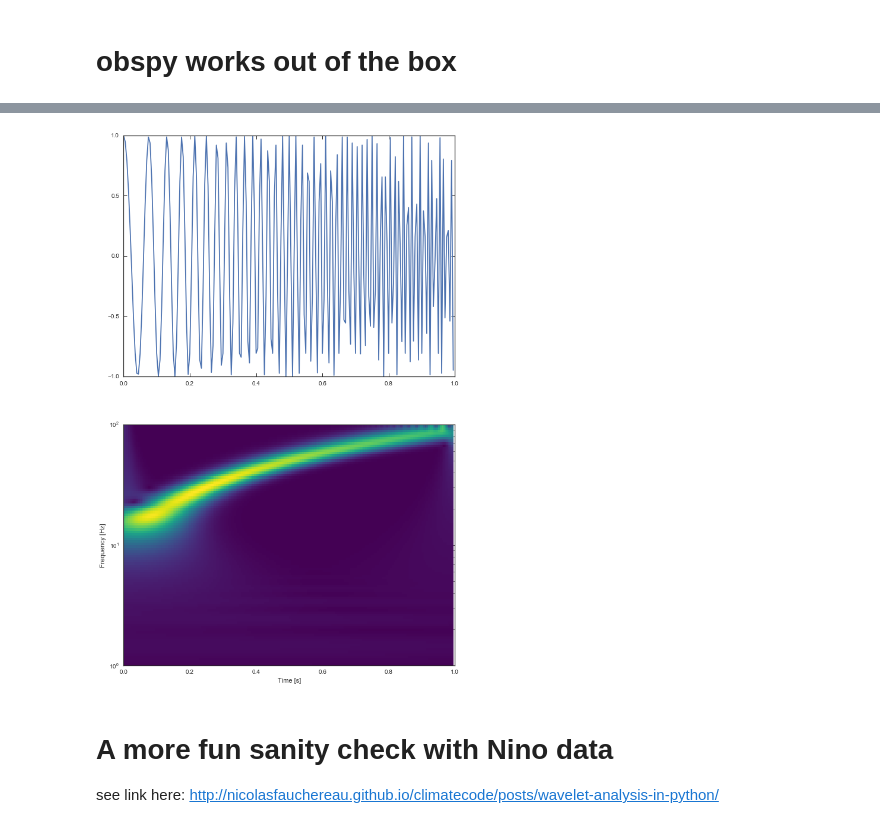
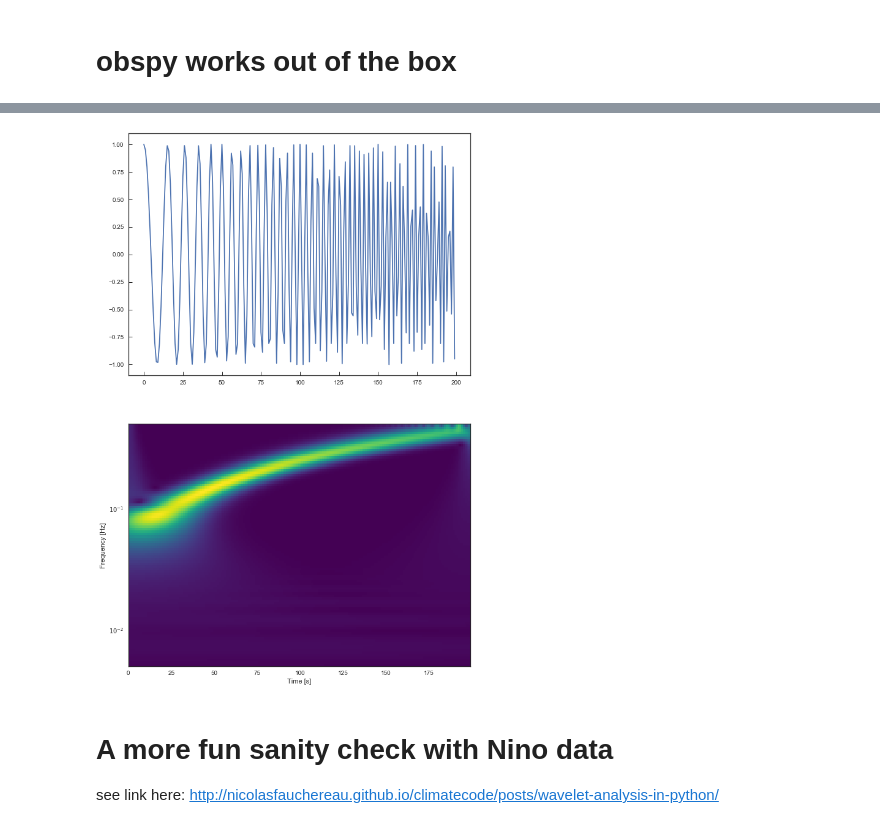
Before and after one commit to qi-feng/TimeSeries, a Jupyter notebook: pedvar/pedvar.ipynb, the cells around one changed output, grey strips where cells are left out. Saved outputs shown, nothing was run; the diff lists cells and outputs as text; code cells hidden in the pictures.

```diff
--- a/pedvar/pedvar.ipynb
+++ b/pedvar/pedvar.ipynb
@@ -168,12 +171,12 @@ plot_cwt(t, sig, dt=None, plot_series=True, w0=9, cmap='viridis')
 # %%
-t = np.linspace(0, 1, 200, endpoint=False)
+t = np.arange(0,200,1)
 dt = t[1] - t[0]
-#sig  = np.cos(2 * np.pi * 10 * t) + signal.gausspulse(t - 0.4, fc=2)
-sig = signal.chirp(t, 10, 0.5, 50, method='linear', phi=0, vertex_zero=True)
+sig = signal.chirp(t, 0.05, 100, 0.25, method='linear', phi=0, vertex_zero=True)
+
 
 plot_cwt(t, sig, dt=None, plot_series=True, w0=8, cmap='viridis')
 # %% [output]
-[figure, old version]
+[figure, new version]
 # %% [markdown]
 # A more fun sanity check with Nino data
 see link here: http://nicolasfauchereau.github.io/climatecode/posts/wavelet-analysis-in-python/
```
Also changed, not shown: parts of 7 cells of this notebook, 1 other file.
